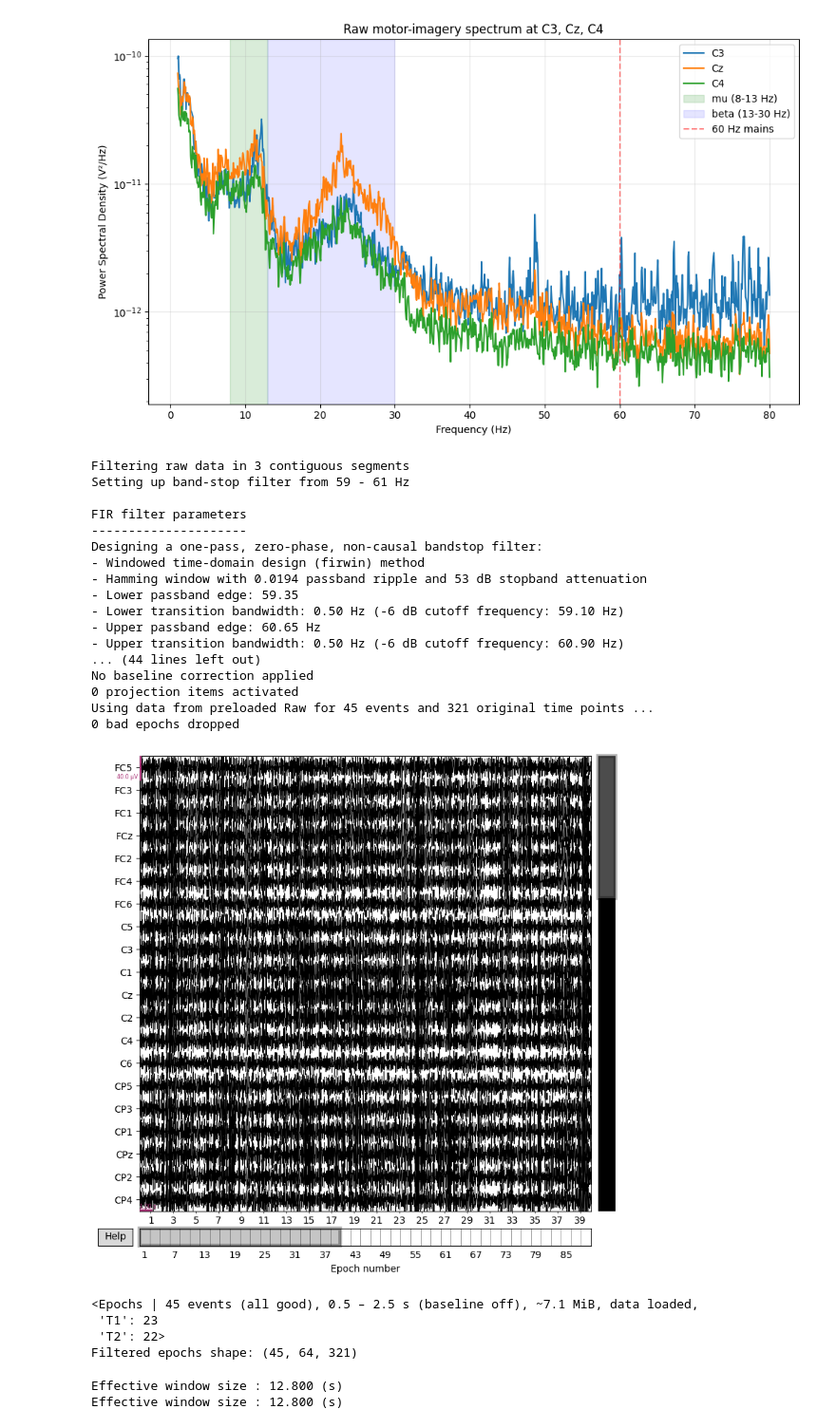
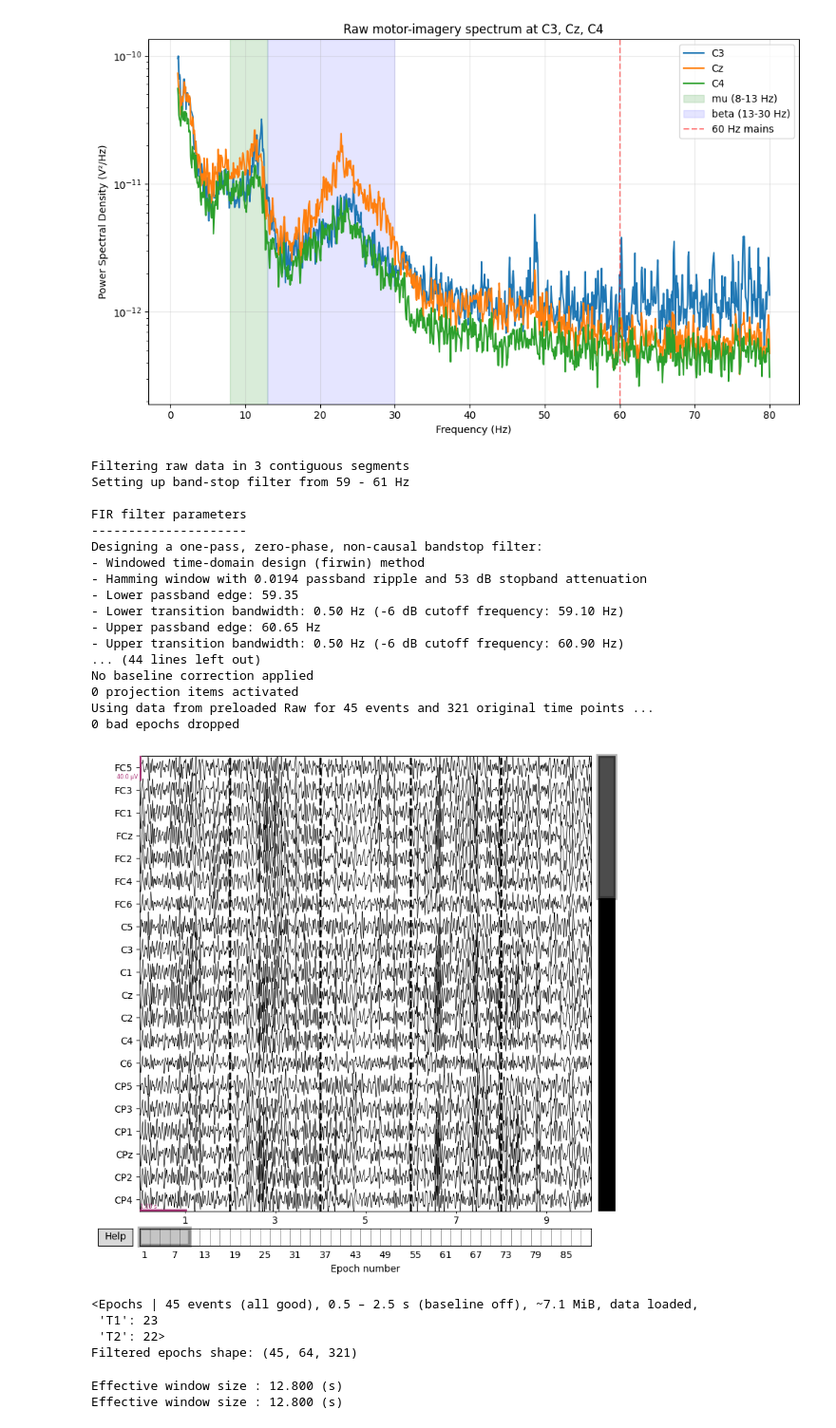
Before and after one commit to IbeeckC/EEG_BCI-pi, a Jupyter notebook: notebooks/01_physionet.ipynb, the cells around one changed output. Shown at 95% size. Drawn from its saved outputs; the diff is of its cells as text; code cells hidden in the pictures.

```diff
--- a/notebooks/01_physionet.ipynb
+++ b/notebooks/01_physionet.ipynb
@@ -266,35 +266,35 @@ raw_filtered.notch_filter(freqs=60.0, picks='eeg')
 raw_filtered.filter(l_freq=8.0, h_freq=30.0, picks='eeg')
 
 # Re-epoch from the FILTERED continuous data, using the same windows as before
 epochs_filt = mne.Epochs(
     raw_filtered, events,
     event_id=epoch_event_id,
     tmin=tmin, tmax=tmax,
     baseline=None, picks='eeg', preload=True,
 )
 
-epochs_filt.plot()  # drop any epochs with extreme values (none expected here)
+epochs_filt.plot(n_epochs=5)  # drop any epochs with extreme values (none expected here)
 print(epochs_filt)
 print("Filtered epochs shape:", epochs_filt.get_data().shape)
 # %% [output]
 Filtering raw data in 3 contiguous segments
 Setting up band-stop filter from 59 - 61 Hz
 
 FIR filter parameters
 ---------------------
 Designing a one-pass, zero-phase, non-causal bandstop filter:
 - Windowed time-domain design (firwin) method
 - Hamming window with 0.0194 passband ripple and 53 dB stopband attenuation
 - Lower passband edge: 59.35
 - Lower transition bandwidth: 0.50 Hz (-6 dB cutoff frequency: 59.10 Hz)
 - Upper passband edge: 60.65 Hz
 - Upper transition bandwidth: 0.50 Hz (-6 dB cutoff frequency: 60.90 Hz)
 ... (44 lines left out)
 No baseline correction applied
 0 projection items activated
 Using data from preloaded Raw for 45 events and 321 original time points ...
 0 bad epochs dropped
-[figure, old version]
+[figure, new version]
 <Epochs | 45 events (all good), 0.5 – 2.5 s (baseline off), ~7.1 MiB, data loaded,
  'T1': 23
  'T2': 22>
```
Also changed, not shown: parts of 9 cells of this notebook.
